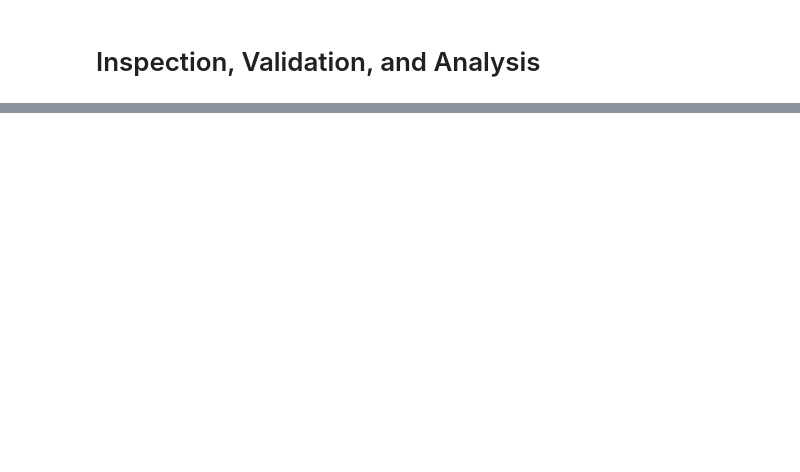
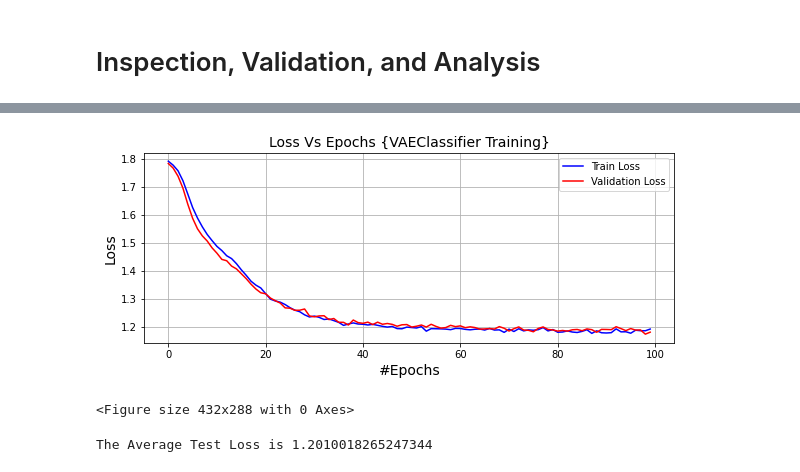
Before and after one commit to a-moharil/2AMM10-Group7, a Jupyter notebook: Assignment 4/assignment_4_skeleton.ipynb, the cells around one changed output, grey strips where cells are left out. Drawn from its saved outputs; the diff is of its cells as text; code cells hidden in the pictures; blank space fills up the shorter version.

```diff
--- a/Assignment 4/assignment_4_skeleton.ipynb
+++ b/Assignment 4/assignment_4_skeleton.ipynb
@@ -524,0 +738,16 @@ create_loss_plot(obtained_train_overall_loss, obtained_train_recons_loss, obtain
+# %%
+import torch.optim as optim
+
+pretrained_encoder = conv_vae.encoder
+
+device = 'cuda:0'
+VAE_classifier = VAEClassifier(encoder = pretrained_encoder, hidden_dim = 10, output_dim = 6, latent_dim = 10).cuda()
+
+classifier_criterion = nn.CrossEntropyLoss()
+
+optimizer = optim.Adam(VAE_classifier.parameters(), lr = 3e-4)
+save_name = f'VAE_classifier.pt'
+epochs = 100
+
+obtained_train_loss, obtained_val_loss = train_classifier(VAE_classifier,
+                                                      cl_train_dataloader, cl_valid_dataloader, classifier_criterion, epochs, save_name)
@@ -524,0 +773,32 @@ create_loss_plot(obtained_train_overall_loss, obtained_train_recons_loss, obtain
+# %%
+def create_loss_plot_cl(obtained_train_loss, obtained_val_loss, model_name,num_epochs,log_scale=True):
+    converted_train_loss = [tensor.detach().item() for tensor in obtained_train_loss]
+    converted_val_loss = [tensor.detach().item() for tensor in obtained_val_loss]
+    #converted_kl_loss = [tensor.detach().item() for tensor in obtained_train_kl_loss]
+    fig = plt.gcf()
+    fig.set_size_inches(9.5, 3.5)
+    plt.plot(range(0,num_epochs),converted_train_loss, label = "Train Loss", color = "blue")
+    plt.plot(range(0,num_epochs),converted_val_loss, label = "Validation Loss", color = "red")
+    #plt.plot(range(0,num_epochs),converted_kl_loss, label = "KL Loss", color = "orange")
+
+
+    plt.title('Loss Vs Epochs {VAEClassifier Training}', fontsize=14)
+    plt.xlabel('#Epochs', fontsize=14)
+    plt.grid(True)
+    plt.legend()
+    scale = ""
+    if log_scale:
+        scale = '_log'
+        plt.yscale("log")
+        plt.ylabel('Loss (Log scale)', fontsize=14)
+    else:
+        plt.ylabel('Loss', fontsize=14)
+
+    plt.show()
+    fig.savefig(f'{model_name}_{num_epochs}{scale}.png')
+    fig = plt.gcf()
+# %%
+create_loss_plot_cl(obtained_train_loss, obtained_val_loss, "VAEClassifier",epochs,log_scale=False)
+# %% [output]
+[figure, added]
+<Figure size 432x288 with 0 Axes>
@@ -524,0 +830,4 @@ create_loss_plot(obtained_train_overall_loss, obtained_train_recons_loss, obtain
+# %%
+preds, targs, obtained_test_loss = evaluate_test(VAE_classifier, cl_test_dataloader, criterion = classifier_criterion, device = "cuda:0")
+# %% [output]
+The Average Test Loss is 1.2010018265247344
```
Also changed, not shown: parts of 21 cells of this notebook, 19 other files.
